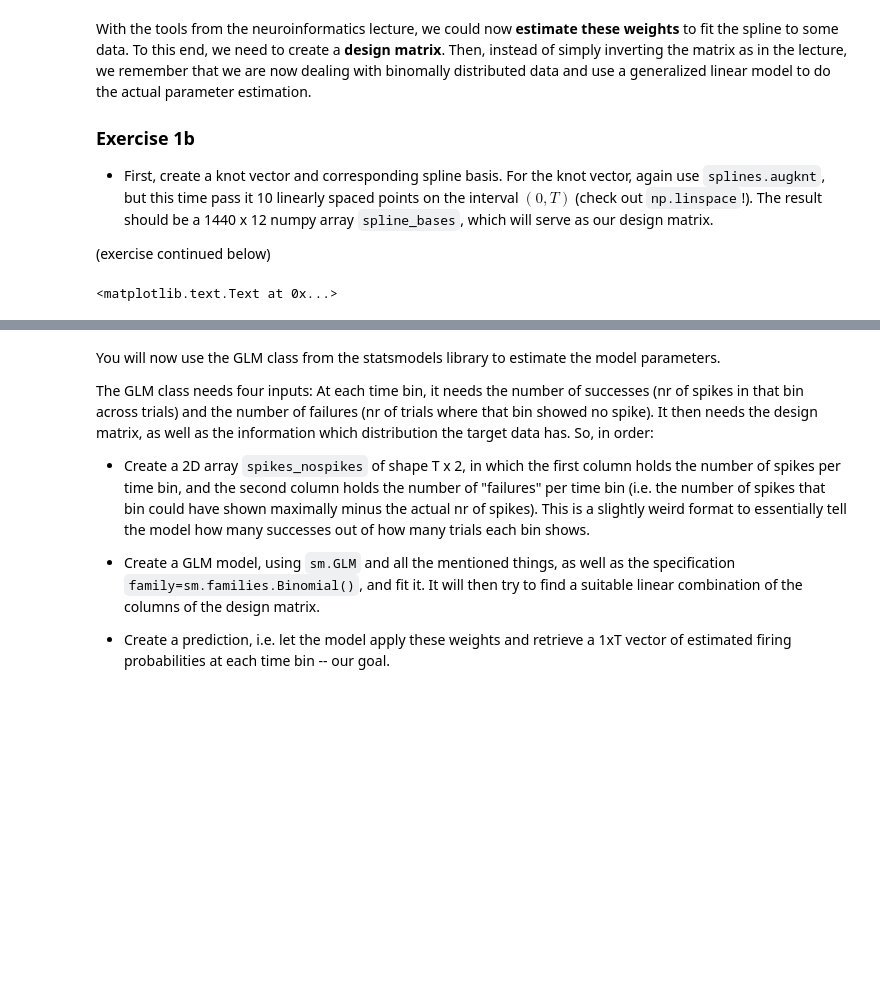
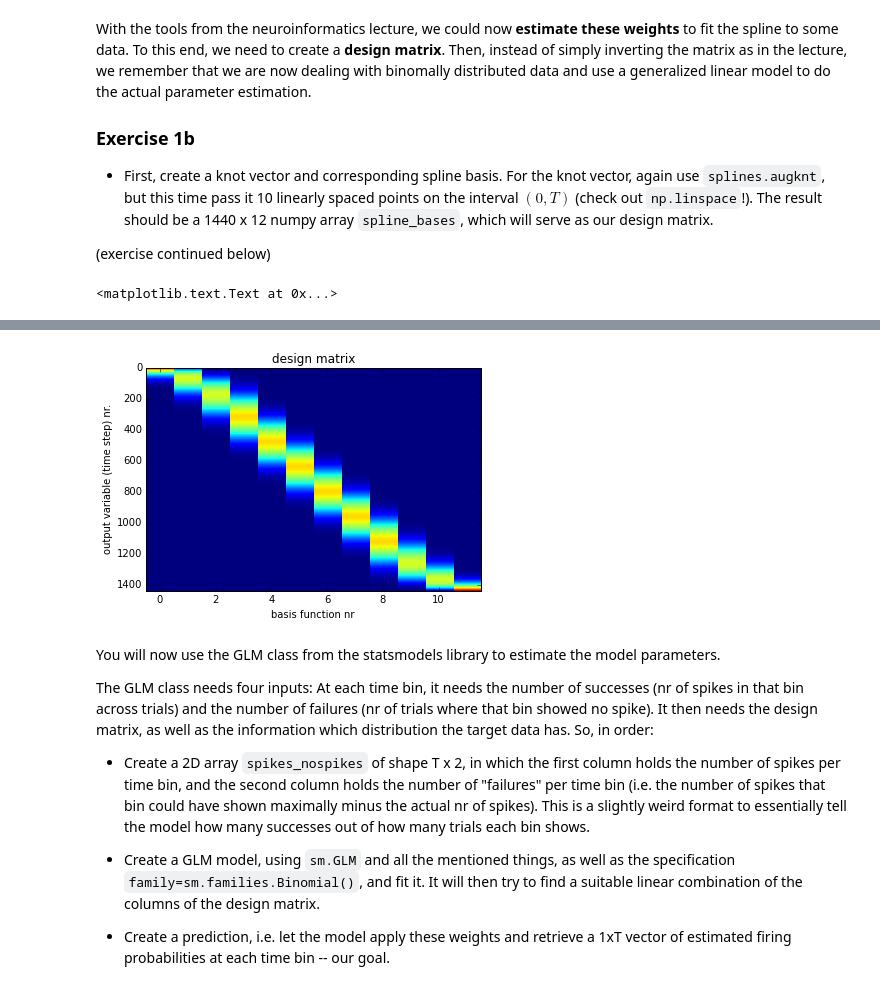
Before and after one commit to cknd/decoding, a Jupyter notebook: 02 [Solution] Part 2 - GLM.ipynb, the cells around one changed output, grey strips where cells are left out. Cells and saved outputs as stored; diff of their text form; code cells hidden in the pictures; blank space fills up the shorter version.

```diff
--- a/02 [Solution] Part 2 - GLM.ipynb
+++ b/02 [Solution] Part 2 - GLM.ipynb
@@ -159,14 +159,16 @@ To this end, we need to create a **design matrix**. Then, instead of simply inve
 # %%
 import splines
 
+spline_order = 3
+num_knots = 10
 
-spline_order = 3
 # knots = ...
 # spline_bases = ...
 
-knots = splines.augknt(np.linspace(0,T,10), spline_order)             # solution
-spline_bases = np.array(splines.spcol(range(T),knots,spline_order))   # solution
+knots = splines.augknt(np.linspace(0,T,num_knots), spline_order)            # solution
+spline_bases = np.array(splines.spcol(range(T),knots,spline_order))         # solution
 
+# Plot the design matrix:
 figure()
 imshow(spline_bases,aspect='auto',interpolation='nearest')
 title('design matrix')
@@ -178,3 +179,4 @@ xlabel('basis function nr')
+[figure, added]
 # %% [markdown]
 You will now use the GLM class from the statsmodels library to estimate the model parameters.
 
```
Also changed, not shown: parts of 16 cells of this notebook, 1 other file.
